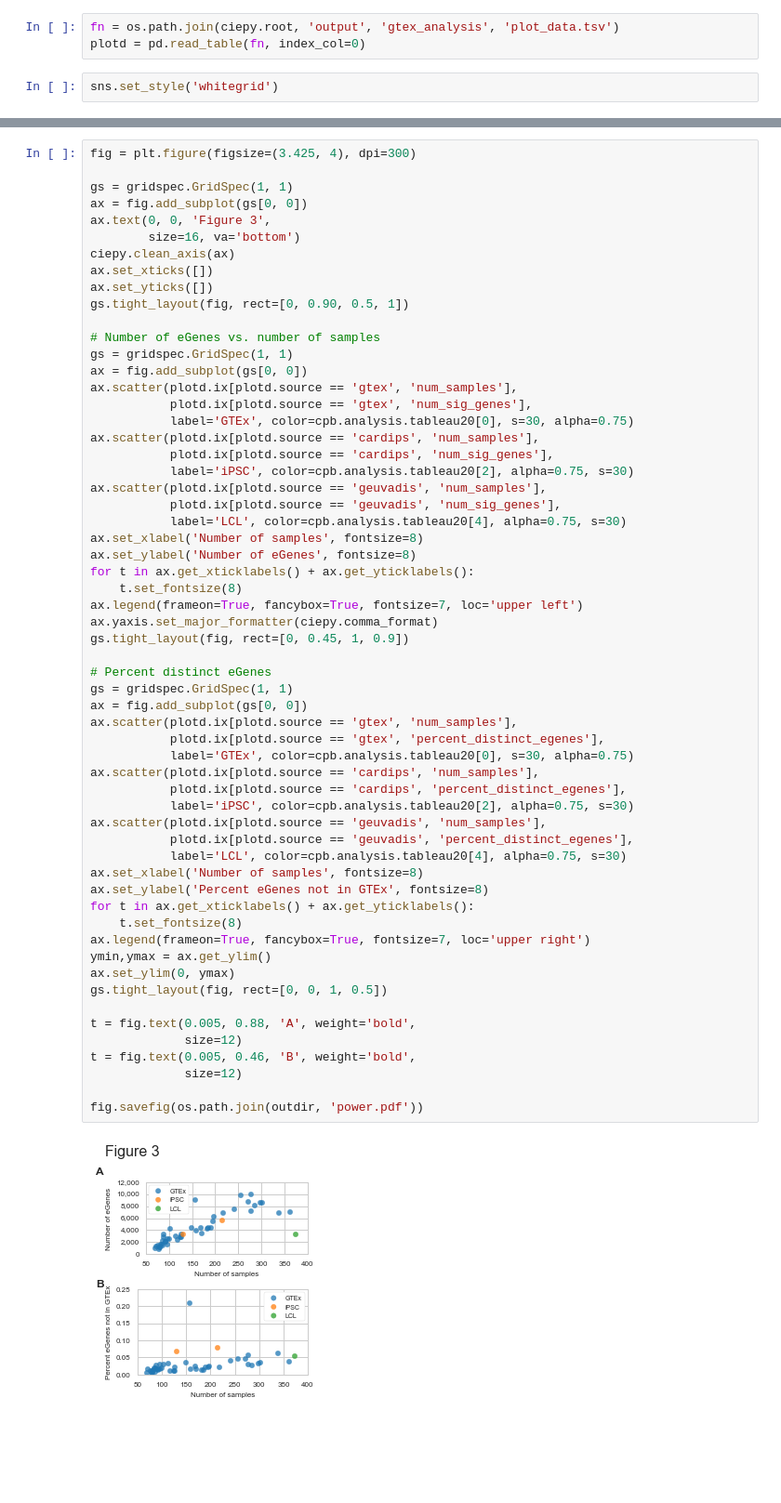
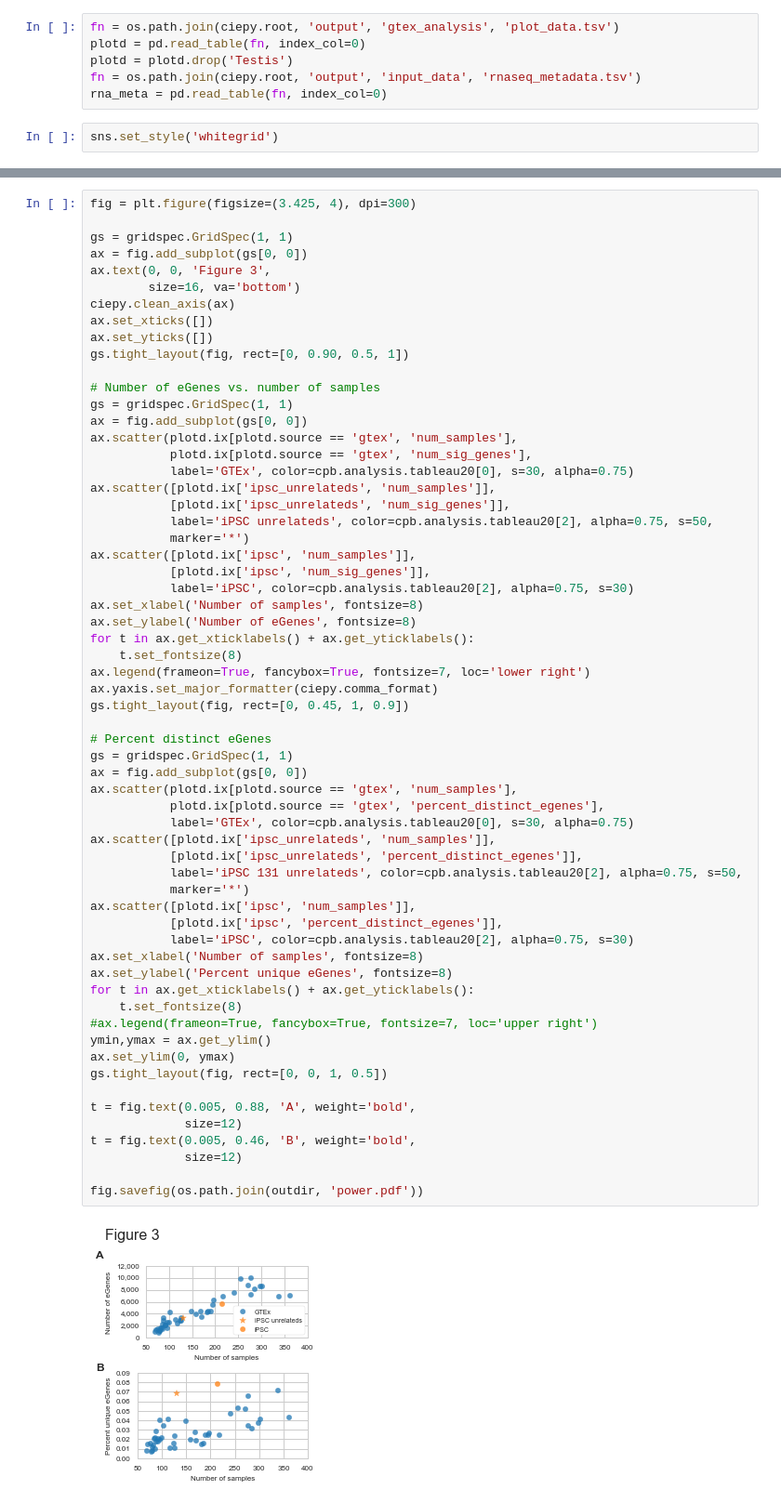
Before and after one commit to frazer-lab/cardips-ipsc-eqtl, a Jupyter notebook: notebooks/Figure. Power Analysis.ipynb, the cells around one changed output, grey strips where cells are left out. Shown at 93% size. Saved outputs shown, nothing was run; the diff lists cells and outputs as text; blank space fills up the shorter version.

Commit message:
Figure updates
I've put the power analysis with the functional annotation into one
figure.

```diff
--- a/notebooks/Figure. Power Analysis.ipynb
+++ b/notebooks/Figure. Power Analysis.ipynb
@@ -29,6 +29,9 @@ cpy.makedir(private_outdir)
 # %%
 fn = os.path.join(ciepy.root, 'output', 'gtex_analysis', 'plot_data.tsv')
 plotd = pd.read_table(fn, index_col=0)
+plotd = plotd.drop('Testis')
+fn = os.path.join(ciepy.root, 'output', 'input_data', 'rnaseq_metadata.tsv')
+rna_meta = pd.read_table(fn, index_col=0)
 # %%
 sns.set_style('whitegrid')
 # %%
@@ -83,49 +91,51 @@ ax = fig.add_subplot(gs[0, 0])
 ax.scatter(plotd.ix[plotd.source == 'gtex', 'num_samples'],
            plotd.ix[plotd.source == 'gtex', 'num_sig_genes'],
            label='GTEx', color=cpb.analysis.tableau20[0], s=30, alpha=0.75)
-ax.scatter(plotd.ix[plotd.source == 'cardips', 'num_samples'],
-           plotd.ix[plotd.source == 'cardips', 'num_sig_genes'],
+ax.scatter([plotd.ix['ipsc_unrelateds', 'num_samples']],
+           [plotd.ix['ipsc_unrelateds', 'num_sig_genes']],
+           label='iPSC unrelateds', color=cpb.analysis.tableau20[2], alpha=0.75, s=50,
+           marker='*')
+ax.scatter([plotd.ix['ipsc', 'num_samples']],
+           [plotd.ix['ipsc', 'num_sig_genes']],
            label='iPSC', color=cpb.analysis.tableau20[2], alpha=0.75, s=30)
-ax.scatter(plotd.ix[plotd.source == 'geuvadis', 'num_samples'],
-           plotd.ix[plotd.source == 'geuvadis', 'num_sig_genes'],
-           label='LCL', color=cpb.analysis.tableau20[4], alpha=0.75, s=30)
 ax.set_xlabel('Number of samples', fontsize=8)
 ax.set_ylabel('Number of eGenes', fontsize=8)
 for t in ax.get_xticklabels() + ax.get_yticklabels():
     t.set_fontsize(8)
-ax.legend(frameon=True, fancybox=True, fontsize=7, loc='upper left')
+ax.legend(frameon=True, fancybox=True, fontsize=7, loc='lower right')
 ax.yaxis.set_major_formatter(ciepy.comma_format)
 gs.tight_layout(fig, rect=[0, 0.45, 1, 0.9])
 
 # Percent distinct eGenes
 gs = gridspec.GridSpec(1, 1)
 ax = fig.add_subplot(gs[0, 0])
 ax.scatter(plotd.ix[plotd.source == 'gtex', 'num_samples'],
            plotd.ix[plotd.source == 'gtex', 'percent_distinct_egenes'],
            label='GTEx', color=cpb.analysis.tableau20[0], s=30, alpha=0.75)
-ax.scatter(plotd.ix[plotd.source == 'cardips', 'num_samples'],
-           plotd.ix[plotd.source == 'cardips', 'percent_distinct_egenes'],
+ax.scatter([plotd.ix['ipsc_unrelateds', 'num_samples']],
+           [plotd.ix['ipsc_unrelateds', 'percent_distinct_egenes']],
+           label='iPSC 131 unrelateds', color=cpb.analysis.tableau20[2], alpha=0.75, s=50,
+           marker='*')
+ax.scatter([plotd.ix['ipsc', 'num_samples']],
+           [plotd.ix['ipsc', 'percent_distinct_egenes']],
            label='iPSC', color=cpb.analysis.tableau20[2], alpha=0.75, s=30)
-ax.scatter(plotd.ix[plotd.source == 'geuvadis', 'num_samples'],
-           plotd.ix[plotd.source == 'geuvadis', 'percent_distinct_egenes'],
-           label='LCL', color=cpb.analysis.tableau20[4], alpha=0.75, s=30)
 ax.set_xlabel('Number of samples', fontsize=8)
-ax.set_ylabel('Percent eGenes not in GTEx', fontsize=8)
+ax.set_ylabel('Percent unique eGenes', fontsize=8)
 for t in ax.get_xticklabels() + ax.get_yticklabels():
     t.set_fontsize(8)
-ax.legend(frameon=True, fancybox=True, fontsize=7, loc='upper right')
+#ax.legend(frameon=True, fancybox=True, fontsize=7, loc='upper right')
 ymin,ymax = ax.get_ylim()
 ax.set_ylim(0, ymax)
 gs.tight_layout(fig, rect=[0, 0, 1, 0.5])
 
 t = fig.text(0.005, 0.88, 'A', weight='bold',
              size=12)
 t = fig.text(0.005, 0.46, 'B', weight='bold',
              size=12)
 
 fig.savefig(os.path.join(outdir, 'power.pdf'))
 # %% [output]
-[figure, old version]
+[figure, new version]
 # %%
 fs = 10
 
```
Also changed, not shown: parts of 4 cells of this notebook, 1 other file.
